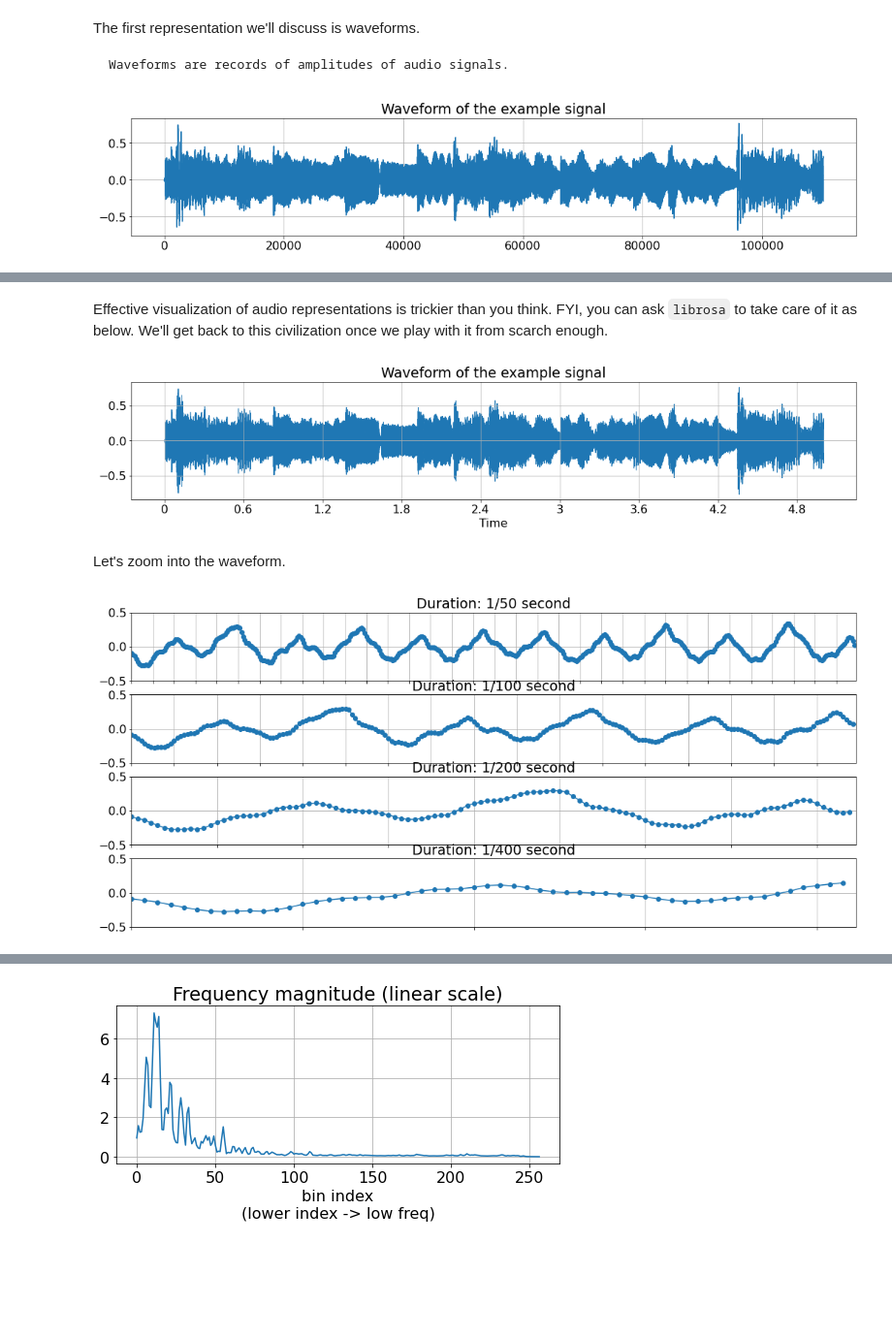
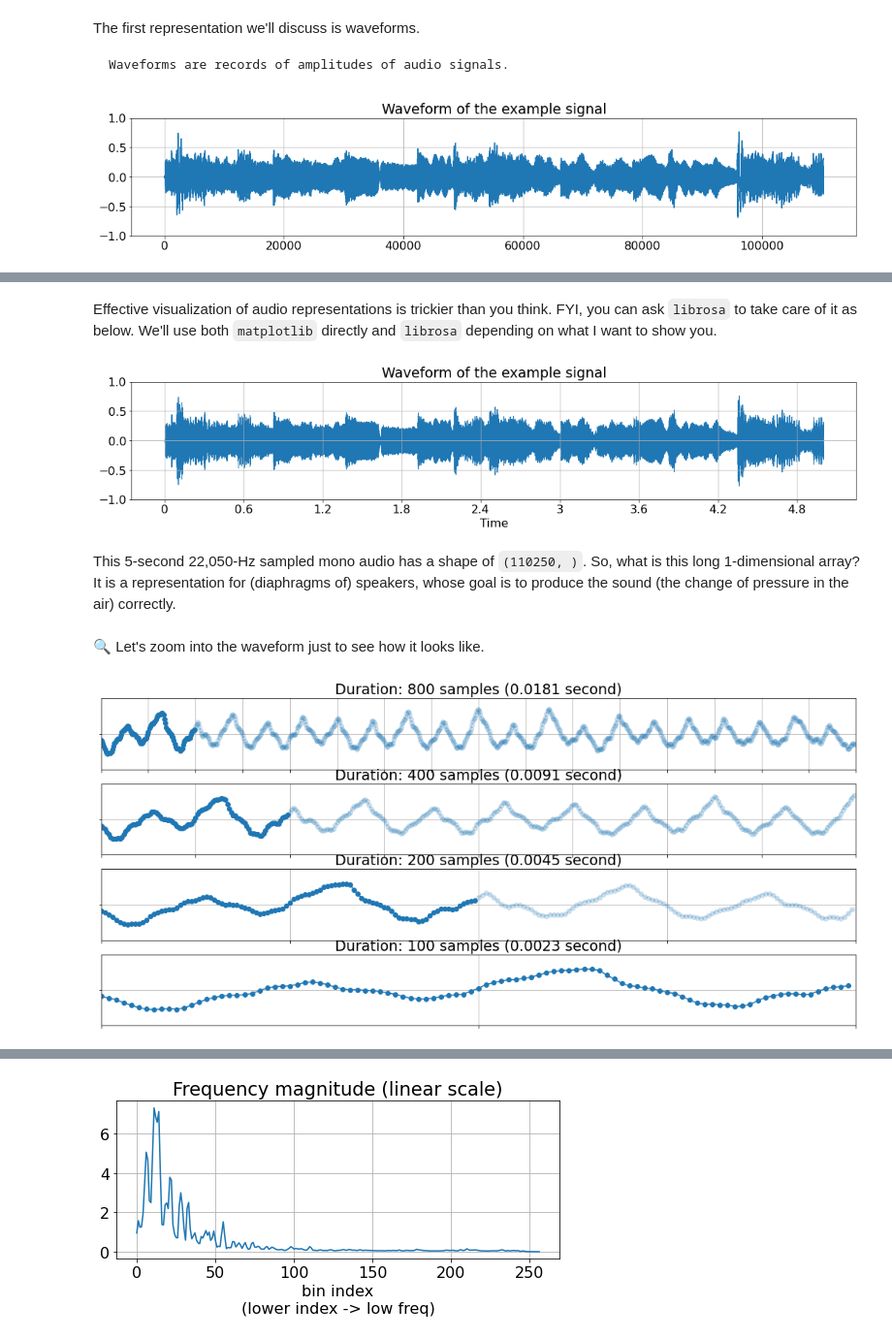
Before and after one commit to music-classification/tutorial, a Jupyter notebook: book/part2_basics/input-representations.ipynb, the cells around one changed output, grey strips where cells are left out. Shown at 97% size. Cells and saved outputs as stored; diff of their text form; code cells hidden in the pictures; blank space fills up the shorter version.

```diff
--- a/book/part2_basics/input-representations.ipynb
+++ b/book/part2_basics/input-representations.ipynb
@@ -41,44 +41,49 @@ Waveforms are records of amplitudes of audio signals.
 # %%
 plt.figure(figsize=wide)  # plot using matplotlib
 plt.title('Waveform of the example signal')
-plt.plot(src);
+plt.plot(src);plt.ylim([-1, 1]);
 # %% [output]
-[figure, old version]
+[figure, new version]
 # %%
 ipd.Audio(src, rate=sr) # load a NumPy array
 # %% [output]
 [interactive output not drawn]
 # %% [markdown]
-Effective visualization of audio representations is trickier than you think. FYI, you can ask `librosa` to take care of it as below. We'll get back to this civilization once we play with it from scarch enough.
+Effective visualization of audio representations is trickier than you think. FYI, you can ask `librosa` to take care of it as below. We'll use both `matplotlib` directly and `librosa` depending on what I want to show you.
 # %%
 plt.figure(figsize=wide)  # plot using librosa
 plt.title('Waveform of the example signal')
-librosa.display.waveshow(src, sr=22050);
+librosa.display.waveshow(src, sr=22050);plt.ylim([-1, 1]);
 # %% [output]
-[figure, old version]
+[figure, new version]
+# %% [markdown]
+This 5-second 22,050-Hz sampled mono audio has a shape of `(110250, )`. So, what is this long 1-dimensional array? It is a representation for (diaphragms of) speakers, whose goal is to produce the sound (the change of pressure in the air) correctly.
 # %% [markdown]
-Let's zoom into the waveform.
+🔍 Let's zoom into the waveform just to see how it looks like.
 # %%
 plt.figure(figsize=big)
 plt.subplot(4, 1, 1)
-plt.plot(src[10000:10000 + SR // 50], marker='o')
-plt.title('Duration: 1/50 second'); plt.xlim([0, SR // 50]); plt.xticks(range(0, SR // 50, SR // 50 // 32), [])
+plt.plot(np.arange(0, 100), src[10000:10000 + 100], marker='o');
+plt.plot(np.arange(100, 800), src[10100:10000 + 800], marker='o', alpha=0.2, c='#1f77b4');plt.yticks([0], [''])
+plt.title(f'Duration: 800 samples ({800/44100:0.4f} second)'); plt.xlim([0, 800]); plt.xticks(range(0, 801, 50), [])
 plt.ylim([-0.5, 0.5])
 
 plt.subplot(4, 1, 2)
-plt.plot(src[10000:10000 + SR // 100], marker='o')
-plt.title('Duration: 1/100 second'); plt.xlim([0, SR // 100]); plt.xticks(range(0, SR // 100, SR // 50 // 32), [])
+plt.plot(np.arange(0, 100), src[10000:10000 + 100], marker='o');
+plt.plot(np.arange(100, 400), src[10100:10000 + 400], marker='o', alpha=0.2, c='#1f77b4');plt.yticks([0], [''])
+plt.title(f'Duration: 400 samples ({400/44100:0.4f} second)'); plt.xlim([0, 400]); plt.xticks(range(0, 401, 50), [])
 plt.ylim([-0.5, 0.5])
 
 plt.subplot(4, 1, 3)
-plt.plot(src[10000:10000 + SR // 200], marker='o')
-plt.title('Duration: 1/200 second'); plt.xlim([0, SR // 200]); plt.xticks(range(0, SR // 200, SR // 50 // 32), [])
+plt.plot(np.arange(0, 100), src[10000:10000 + 100], marker='o');
+plt.plot(np.arange(100, 200), src[10100:10000 + 200], marker='o', alpha=0.2, c='#1f77b4');plt.yticks([0], [''])
+plt.title(f'Duration: 200 samples ({200/44100:0.4f} second)'); plt.xlim([0, 200]); plt.xticks(range(0, 201, 50), [])
 plt.ylim([-0.5, 0.5])
 
 plt.subplot(4, 1, 4)
-plt.plot(src[10000:10000 + SR // 400], marker='o')
-plt.title('Duration: 1/400 second'); plt.xlim([0, SR // 400]); plt.xticks(range(0, SR // 400, SR // 50 // 32), [])
+plt.plot(src[10000:10000 + 100], marker='o');plt.yticks([0], [''])
+plt.title(f'Duration: 100 samples ({100/44100:0.4f} second)'); plt.xlim([0, 100]); plt.xticks(range(0, 101, 50), [])
 plt.ylim([-0.5, 0.5]);
 # %% [output]
-[figure, old version]
+[figure, new version]
 # %% [markdown]
```
Also changed, not shown: parts of 22 cells of this notebook, 1 other file.
